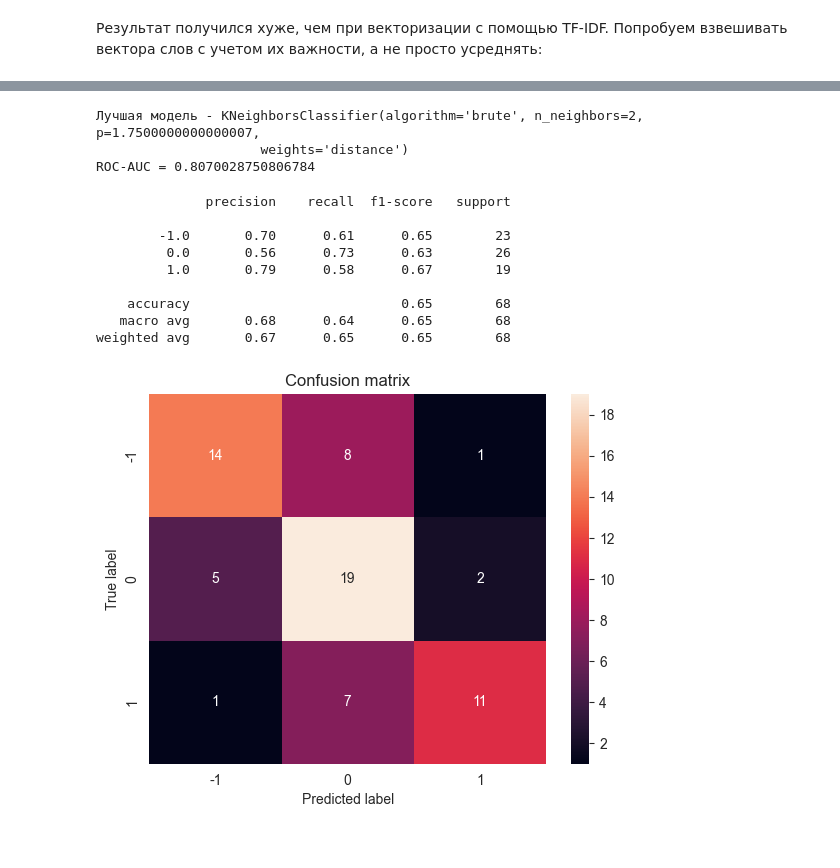
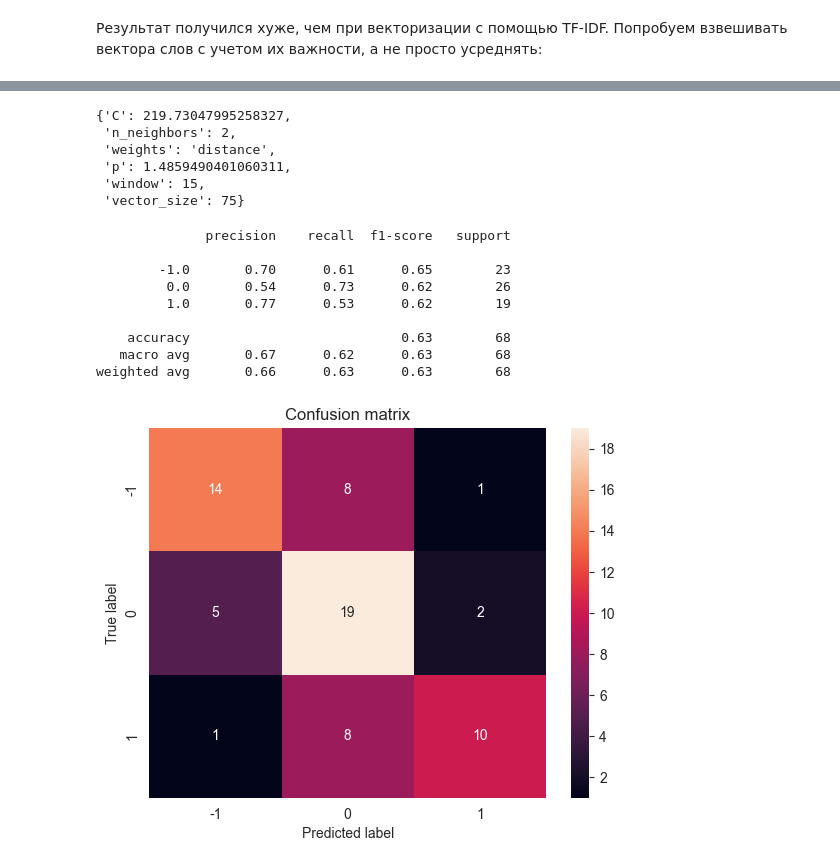
Before and after one commit to ai24-team-15/cbr-press-release-classifier, a Jupyter notebook: ml/non_linear_models/k_neighbors.ipynb, the cells around one changed output, grey strips where cells are left out. Saved outputs shown, nothing was run; the diff lists cells and outputs as text; code cells hidden in the pictures.

```diff
--- a/ml/non_linear_models/k_neighbors.ipynb
+++ b/ml/non_linear_models/k_neighbors.ipynb
@@ -291,44 +263,0 @@ plt.show()
-# %%
-param_grid = ParameterGrid({
-    'n_neighbors': np.arange(1, 10),
-    'weights': ['uniform', 'distance'],
-    'p': np.arange(1, 2, 0.05),
-    'algorithm': ['brute'],
-})
-
-w2v = Word2VecTfIdfVectorizer(preprocessor=preprocessor, window=13,
-                         workers=1, sg=1, vector_size=50, seed=RANDOM_STATE)
-embedings_w2v = w2v.fit_transform(X.release)
-
-auc = []
-for param in tqdm(param_grid):
-    result = calc_metrics(embedings_w2v, y, KNeighborsClassifier, name=" ", plot=False, calc_jobs=-1, **param)
-    auc.append(result)
-
-roc_auc, best_model = max(auc, key=lambda x: x[0])
-
-print(f"Лучшая модель - {best_model}")
-print(f"ROC-AUC = {roc_auc}")
-# %% [output]
-Лучшая модель - KNeighborsClassifier(algorithm='brute', n_neighbors=2, p=1.7500000000000007,
-                     weights='distance')
-ROC-AUC = 0.8070028750806784
-# %%
-metric, model = calc_metrics(
-    embedings_w2v,
-    y,
-    KNeighborsClassifier,
-    name="K-neighbors weighted word2vec",
-    **best_model.get_params()
-)
-# %% [output]
-              precision    recall  f1-score   support
-
-        -1.0       0.70      0.61      0.65        23
-         0.0       0.56      0.73      0.63        26
-         1.0       0.79      0.58      0.67        19
-
-    accuracy                           0.65        68
-   macro avg       0.68      0.64      0.65        68
-weighted avg       0.67      0.65      0.65        68
-[figure, removed]
@@ -335,3 +297,39 @@ weighted avg       0.67      0.65      0.65        68
+# %%
+study.best_params
+# %% [output]
+{'C': 219.73047995258327,
+ 'n_neighbors': 2,
+ 'weights': 'distance',
+ 'p': 1.4859490401060311,
+ 'window': 15,
+ 'vector_size': 75}
+# %%
+w2v = Word2VecTfIdfVectorizer(preprocessor=preprocessor, window=study.best_params['window'],
+                         workers=1, sg=1, vector_size=study.best_params['vector_size'], seed=RANDOM_STATE)
+embedings_w2v = w2v.fit_transform(X.release)
+
+classifier = KNeighborsClassifier(study.best_params['n_neighbors'],
+                                  weights=study.best_params['weights'],
+                                  p=study.best_params['p'],
+                                  algorithm='brute')
+
+metric, model = calc_metrics(
+    embedings_w2v,
+    y,
+    classifier,
+    name="K-neighbors weighted word2vec",
+)
+# %% [output]
+              precision    recall  f1-score   support
+
+        -1.0       0.70      0.61      0.65        23
+         0.0       0.54      0.73      0.62        26
+         1.0       0.77      0.53      0.62        19
+
+    accuracy                           0.63        68
+   macro avg       0.67      0.62      0.63        68
+weighted avg       0.66      0.63      0.63        68
+[figure, added]
 # %%
 metrics = pd.concat([metrics, metric], axis=0)
 metrics
```
Also changed, not shown: parts of 21 cells of this notebook.
